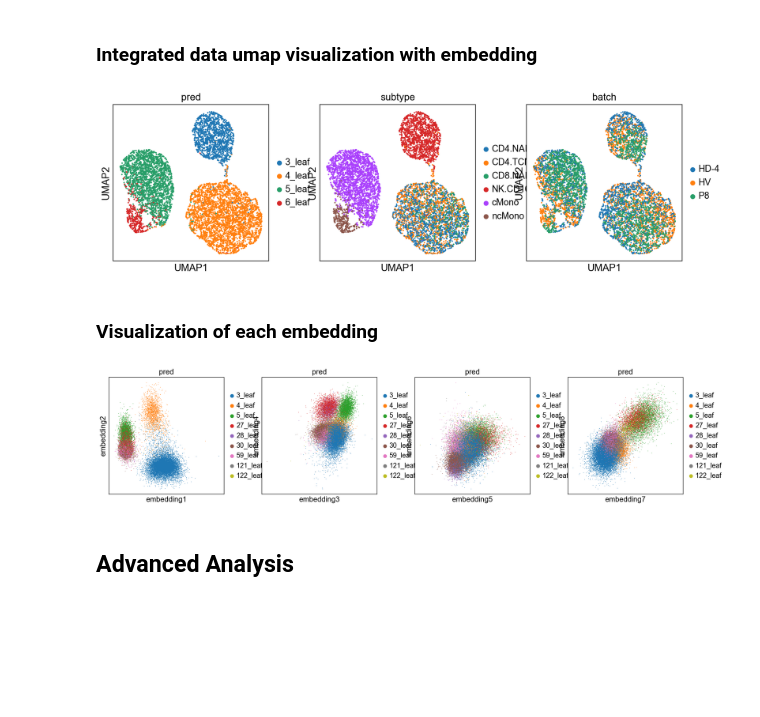
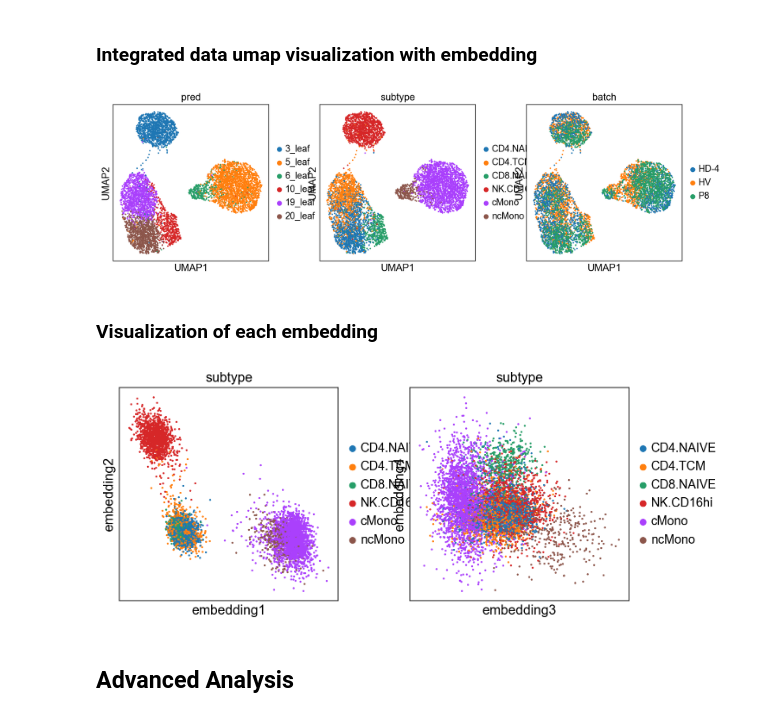
Before and after one commit to xinzhu-email/CITE-pool, a Jupyter notebook: Tutorial.ipynb, the cells around one changed output. Drawn from its saved outputs; the diff is of its cells as text; code cells hidden in the pictures; blank space fills up the shorter version.

```diff
--- a/Tutorial.ipynb
+++ b/Tutorial.ipynb
@@ -64,28 +56,29 @@ adata.write_h5ad(output_path+'reuslt.h5ad')
 # %% [markdown]
 #### Option 2: If datasets concatenated, directly load results
 # %%
+import os
 adata = sc.read_h5ad(output_path+'reuslt.h5ad')
+adata.obs['pred'] = None
+
 
 for i in range(len(data_path)):
+    filename = os.listdir(data_path[i])
+    if i == 0:
+        adata.obsm['treelabel'] = np.zeros((adata.shape[0],embedding.shape[1]))
 
-    batch = data.obs['batch'].cat.categories
-
-    for j in range(len(batch)):
-        file = str(i+1)+'/'+str(j+np.sum(inbatch))
+    for file in filename:
+        # file = str(i+1)+'/'+str(j+np.sum(inbatch))
         leaflabel = pd.read_csv(output_path+file+'/leaf_labels.csv',index_col=0)
         treelabel = pd.read_csv(output_path+file+'/treelabel.csv',index_col=0)
         embedding = pd.read_csv(output_path+file+'/embedding.csv',index_col=0)
-        indices = rnadata[i].obs_names.isin(leaflabel.index)
-        rnadata[i].obs['pred'][indices] = leaflabel['Label']
+        indices = adata.obs_names.isin(leaflabel.index)
+        adata.obs['pred'].loc[indices] = leaflabel['Label']
 
         if j == 0:
-            rnadata[i].obsm['treelabel'] = np.zeros((rnadata[i].shape[0],embedding.shape[1]))
-            rnadata[i].obsm['embedding'] = np.zeros((rnadata[i].shape[0],embedding.shape[1]))
-        rnadata[i].obsm['treelabel'][indices] = treelabel.values
-        rnadata[i].obsm['embedding'][indices] = embedding.values
-
-
-    inbatch.append(j+1)
+            adata.obsm['treelabel'] = np.zeros((adata.shape[0],embedding.shape[1]))
+            adata.obsm['embedding'] = np.zeros((adata.shape[0],embedding.shape[1]))
+        adata.obsm['treelabel'][indices] = treelabel.values
+        adata.obsm['embedding'][indices] = embedding.values
 # %% [markdown]
 ### Integrated data umap visualization with embedding
 # %%
@@ -94,13 +87,13 @@ sc.pp.neighbors(adata, n_neighbors=10, use_rep='embedding', key_added='embedding
 sc.tl.umap(adata, neighbors_key='embedding')
 sc.pl.umap(adata, color=['pred','subtype','batch'])
 # %% [output]
-[figure, old version]
+[figure, new version]
 # %% [markdown]
 ### Visualization of each embedding
 # %%
-sc.pl.embedding(adata, basis='embedding', components=['1,2','3,4','5,6','7,8'],color=['subtype'])
+sc.pl.embedding(adata, basis='embedding', components=['1,2','3,4',],color=['subtype'])
 # %% [output]
-[figure, old version]
+[figure, new version]
 # %% [markdown]
 ## Advanced Analysis
 # %% [markdown]
```
Also changed, not shown: parts of 3 cells of this notebook, 22 other files.
